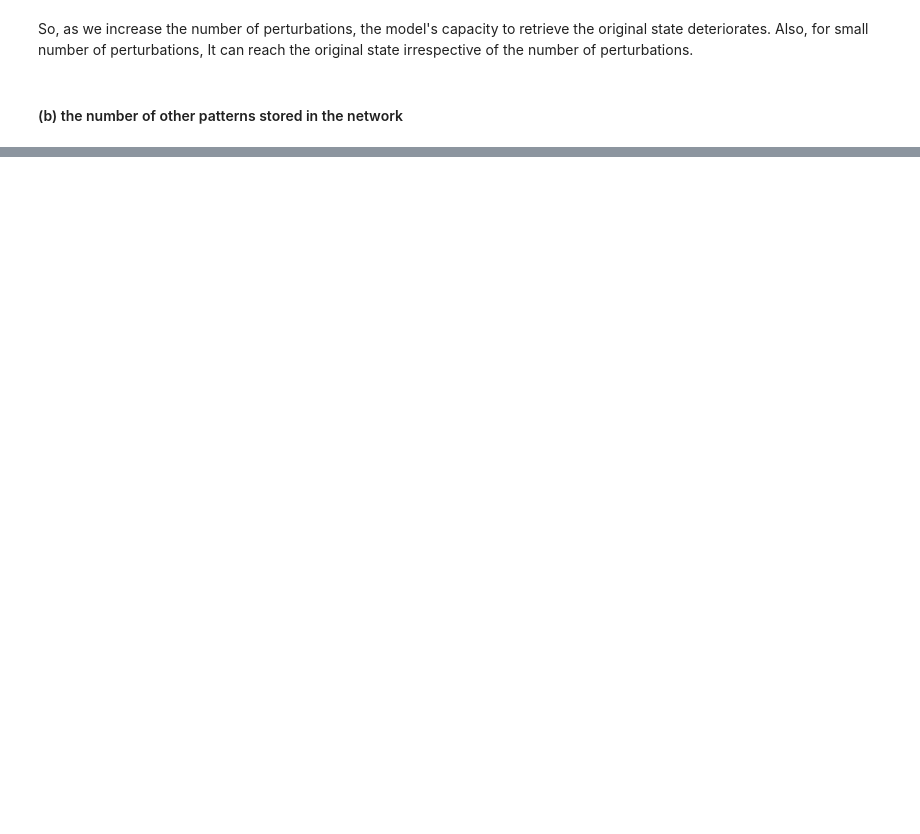
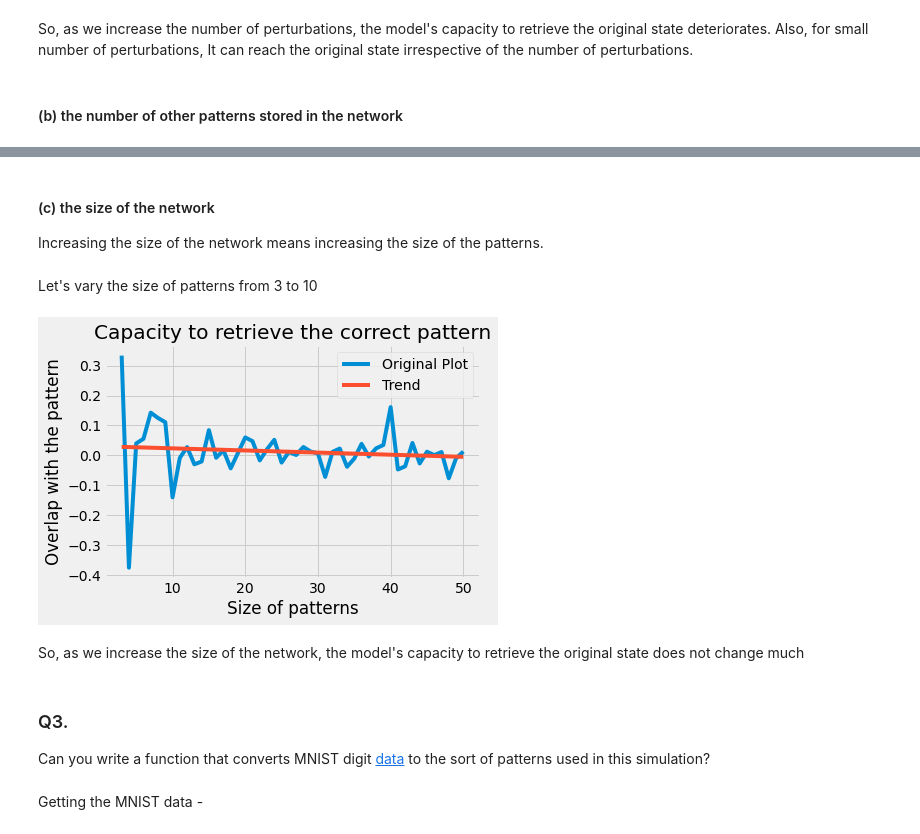
Before and after one commit to yashbg/cs786-comp-cog-sci, a Jupyter notebook: Assignment 1/190997.ipynb, the cells around one changed output, grey strips where cells are left out. Cells and saved outputs as stored; diff of their text form; code cells hidden in the pictures; blank space fills up the shorter version.

```diff
--- a/Assignment 1/190997.ipynb
+++ b/Assignment 1/190997.ipynb
@@ -271,0 +272,35 @@ So, as we increase the number of perturbations, the model's capacity to retrieve
+# %% [markdown]
+#### (c) the size of the network
+Increasing the size of the network means increasing the size of the patterns.
+# %% [markdown]
+Let's vary the size of patterns from 3 to 10
+# %%
+overlaps = []
+
+pattern_sizes = range(3, 51)
+for i in pattern_sizes:
+  perturb_num = int(0.5 * (i ** 2))
+  plist, cue, state_list = create_network(pattern_size=i, pattern_num=5, perturb_num=perturb_num, evolution_num = 3)
+  overlap = pattern_tools.compute_overlap(state_list[-1], plist[0])
+  overlaps.append(overlap)
+
+plt.title("Capacity to retrieve the correct pattern")
+plt.xlabel('Size of patterns')
+plt.ylabel('Overlap with the pattern')
+plt.plot(pattern_sizes, overlaps, label = 'Original Plot')
+
+m, b = np.polyfit(pattern_sizes, overlaps, 1)
+trend = []
+for pattern_size in pattern_sizes:
+  trend.append(m * pattern_size + b)
+plt.plot(pattern_sizes, trend, label = 'Trend')
+plt.legend()
+
+plt.show()
+# %% [output]
+[figure, added]
+# %% [markdown]
+So, as we increase the size of the network, the model's capacity to retrieve the original state does not change much
+# %% [markdown]
+### Q3.
+Can you write a function that converts MNIST digit [data](https://gitlab.com/datapythonista/mnist) to the sort of patterns used in this simulation?
@@ -271,0 +309,2 @@ So, as we increase the number of perturbations, the model's capacity to retrieve
+# %% [markdown]
+Getting the MNIST data -
```
Also changed, not shown: parts of 14 cells of this notebook.
